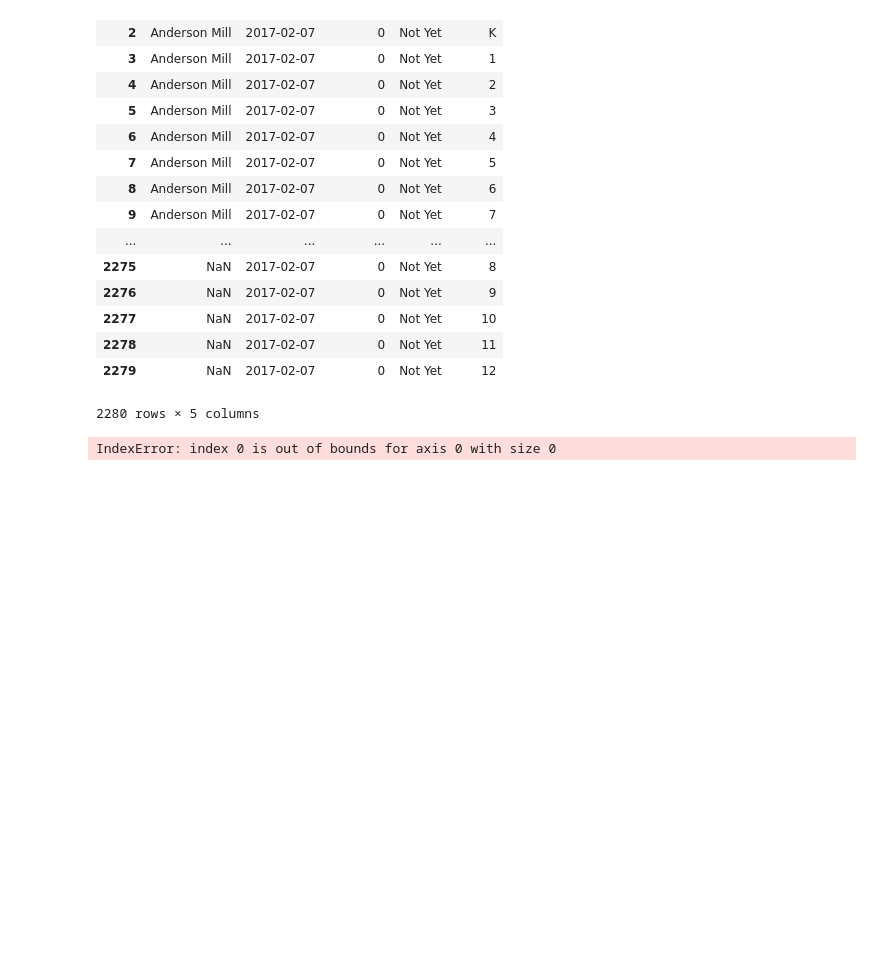
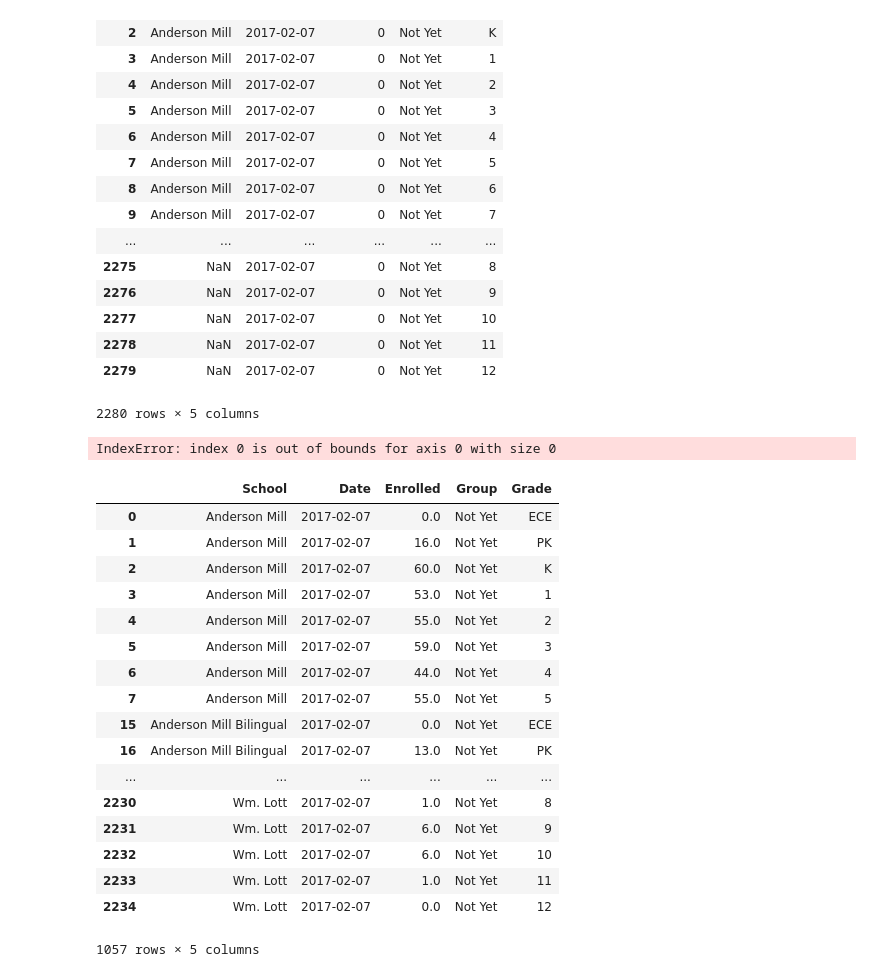
Before and after one commit to slee279/rrisd, a Jupyter notebook: Untitled2.ipynb, the cells around one changed output. Drawn from its saved outputs; the diff is of its cells as text; code cells hidden in the pictures; blank space fills up the shorter version.

Commit message:
new dataframe

```diff
--- a/Untitled2.ipynb
+++ b/Untitled2.ipynb
@@ -161,9 +161,29 @@ df
 for i in range(len(df)):
     school = df['School'][i]
     grade = df['Grade'][i].lower()
-    enroll = temp[temp['campus'] == school][grade].values[0]
-    df.loc[i, 'Enrolled'] = enroll
+    #enroll = temp[temp['campus'] == school][grade].values[0]
+    #print(enroll)
+    df.loc[i, 'Enrolled'] = temp[temp['campus'] == school][grade].values[0]
 # %% [output]
 IndexError: index 0 is out of bounds for axis 0 with size 0
 # %%
-df
+df.dropna()
+# %% [output]
+|  | School | Date | Enrolled | Group | Grade |
+| 0 | Anderson Mill | 2017-02-07 | 0.0 | Not Yet | ECE |
+| 1 | Anderson Mill | 2017-02-07 | 16.0 | Not Yet | PK |
+| 2 | Anderson Mill | 2017-02-07 | 60.0 | Not Yet | K |
+| 3 | Anderson Mill | 2017-02-07 | 53.0 | Not Yet | 1 |
+| 4 | Anderson Mill | 2017-02-07 | 55.0 | Not Yet | 2 |
+| 5 | Anderson Mill | 2017-02-07 | 59.0 | Not Yet | 3 |
+| 6 | Anderson Mill | 2017-02-07 | 44.0 | Not Yet | 4 |
+| 7 | Anderson Mill | 2017-02-07 | 55.0 | Not Yet | 5 |
+| 15 | Anderson Mill Bilingual | 2017-02-07 | 0.0 | Not Yet | ECE |
+| 16 | Anderson Mill Bilingual | 2017-02-07 | 13.0 | Not Yet | PK |
+| ... | ... | ... | ... | ... | ... |
+| 2230 | Wm. Lott | 2017-02-07 | 1.0 | Not Yet | 8 |
+| 2231 | Wm. Lott | 2017-02-07 | 6.0 | Not Yet | 9 |
+| 2232 | Wm. Lott | 2017-02-07 | 6.0 | Not Yet | 10 |
+| 2233 | Wm. Lott | 2017-02-07 | 1.0 | Not Yet | 11 |
+| 2234 | Wm. Lott | 2017-02-07 | 0.0 | Not Yet | 12 |
+1057 rows × 5 columns
```
